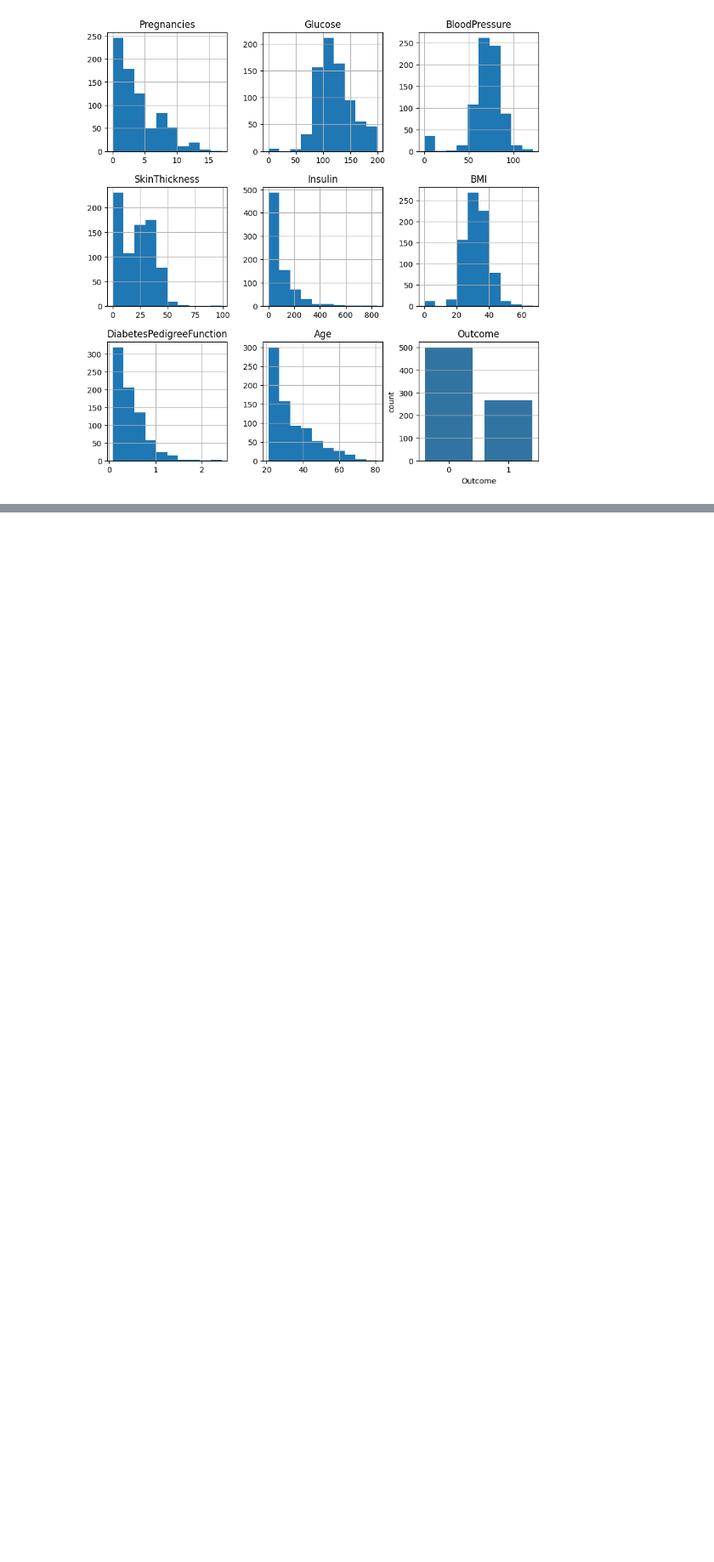
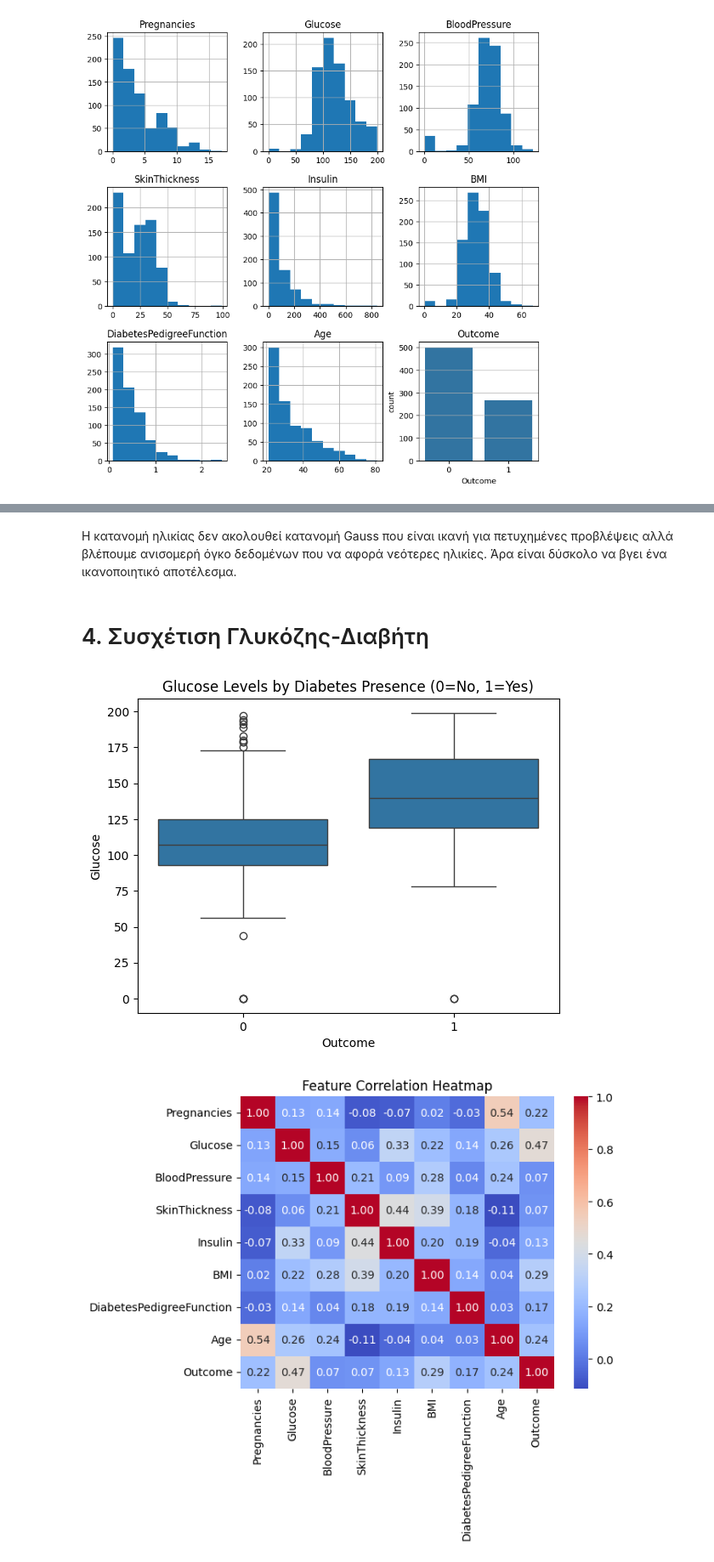
Before and after one commit to vpapoglou/Machine-Learning-Auth, a Jupyter notebook: Εργασία1.ipynb, the cells around one changed output, grey strips where cells are left out. Shown at 85% size. Cells and saved outputs as stored; diff of their text form; code cells hidden in the pictures; blank space fills up the shorter version.

```diff
--- a/Εργασία1.ipynb
+++ b/Εργασία1.ipynb
@@ -71,0 +79,14 @@ plt.show()
+# %% [markdown]
+Η κατανομή ηλικίας δεν ακολουθεί κατανομή Gauss που είναι ικανή για πετυχημένες προβλέψεις αλλά βλέπουμε ανισομερή όγκο δεδομένων που να αφορά νεότερες ηλικίες. Άρα είναι δύσκολο να βγει ένα ικανοποιητικό αποτέλεσμα.
+# %% [markdown]
+# 4. Συσχέτιση Γλυκόζης-Διαβήτη
+# %%
+sns.boxplot(x='Outcome', y='Glucose', data=df)
+plt.title('Glucose Levels by Diabetes Presence (0=No, 1=Yes)')
+plt.show()
+sns.heatmap(df.corr(), annot=True, cmap='coolwarm', fmt='.2f')
+plt.title('Feature Correlation Heatmap')
+plt.show()
+# %% [output]
+[figure, added]
+[figure, added]
```
Also changed, not shown: parts of 13 cells of this notebook.
